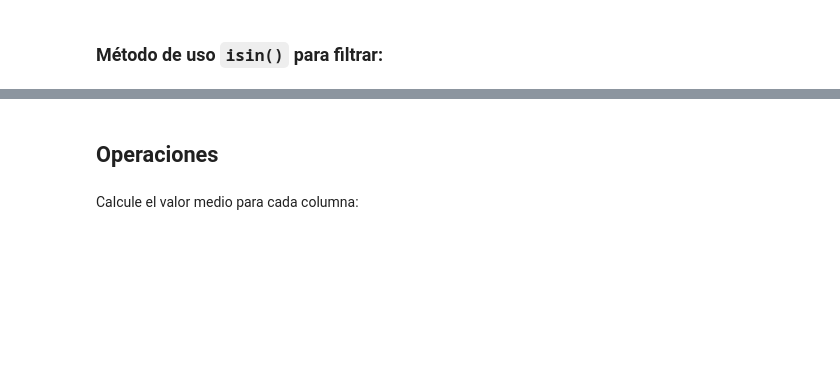
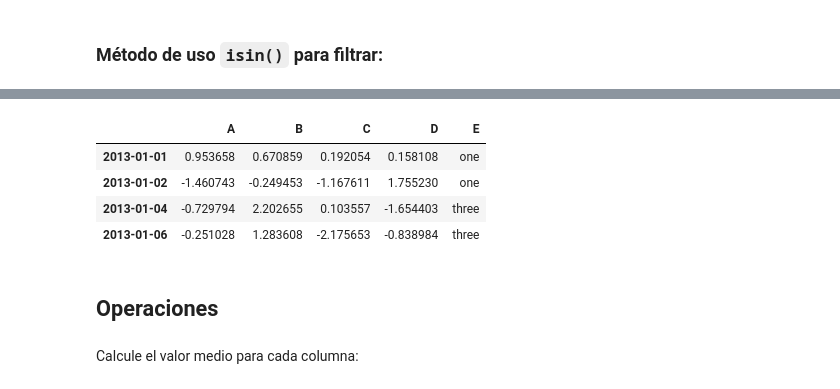
Before and after one commit to mevangelista-alvarado/Python_Notas, a Jupyter notebook: Intro_Pandas.ipynb, the cells around one changed output, grey strips where cells are left out. Cells and saved outputs as stored; diff of their text form; code cells hidden in the pictures; blank space fills up the shorter version.

```diff
--- a/Intro_Pandas.ipynb
+++ b/Intro_Pandas.ipynb
@@ -158,3 +337,11 @@ df2[df2["E"].isin(["two", "four"])]
+# %%
+df2[~df2["E"].isin(["two", "four"])]
+# %% [output]
+|  | A | B | C | D | E |
+| 2013-01-01 | 0.953658 | 0.670859 | 0.192054 | 0.158108 | one |
+| 2013-01-02 | -1.460743 | -0.249453 | -1.167611 | 1.755230 | one |
+| 2013-01-04 | -0.729794 | 2.202655 | 0.103557 | -1.654403 | three |
+| 2013-01-06 | -0.251028 | 1.283608 | -2.175653 | -0.838984 | three |
 # %% [markdown]
 ## Operaciones
 # %% [markdown]
```
Also changed, not shown: parts of 46 cells of this notebook.
